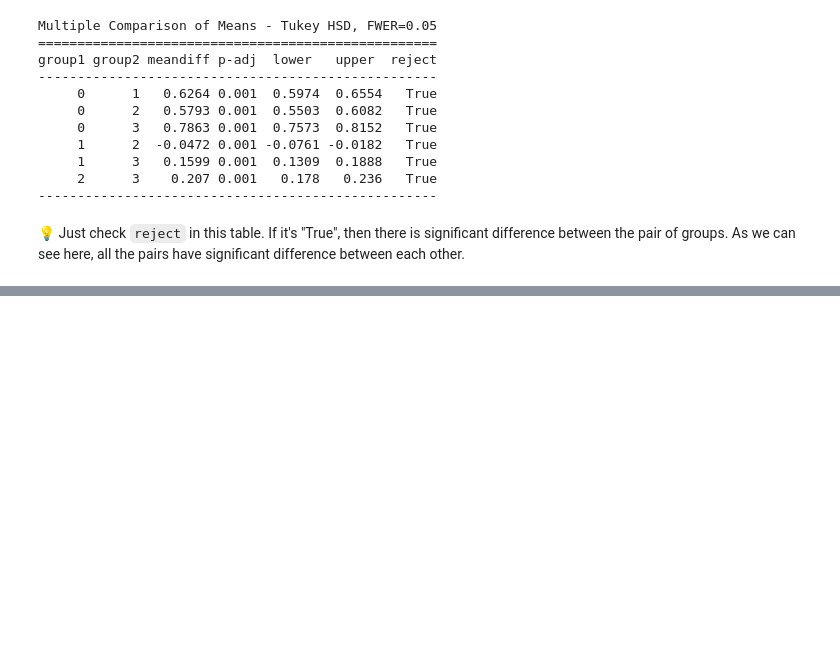
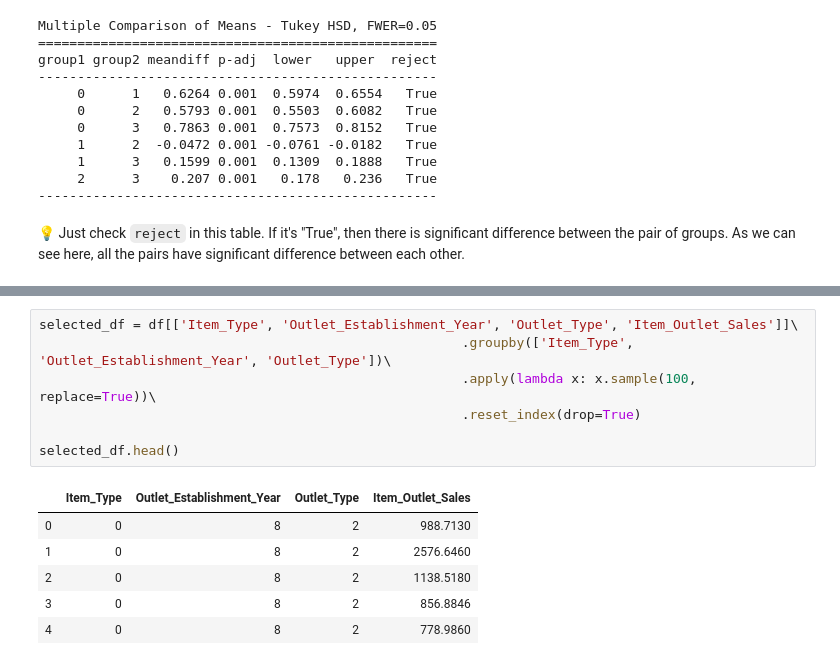
Before and after one commit to hanhanwu/Hanhan_Data_Science_Practice, a Jupyter notebook: Applied_Statistics/Learning_Notes/ANOVA_practice.ipynb, the cells around one changed output, grey strips where cells are left out. Drawn from its saved outputs; the diff is of its cells as text; blank space fills up the shorter version.

```diff
--- a/Applied_Statistics/Learning_Notes/ANOVA_practice.ipynb
+++ b/Applied_Statistics/Learning_Notes/ANOVA_practice.ipynb
@@ -257,0 +277,14 @@ group1 group2 meandiff p-adj  lower   upper  reject
+# %%
+selected_df = df[['Item_Type', 'Outlet_Establishment_Year', 'Outlet_Type', 'Item_Outlet_Sales']]\
+                                                      .groupby(['Item_Type', 'Outlet_Establishment_Year', 'Outlet_Type'])\
+                                                      .apply(lambda x: x.sample(100, replace=True))\
+                                                      .reset_index(drop=True)
+
+selected_df.head()
+# %% [output]
+|  | Item_Type | Outlet_Establishment_Year | Outlet_Type | Item_Outlet_Sales |
+| 0 | 0 | 8 | 2 | 988.7130 |
+| 1 | 0 | 8 | 2 | 2576.6460 |
+| 2 | 0 | 8 | 2 | 1138.5180 |
+| 3 | 0 | 8 | 2 | 856.8846 |
+| 4 | 0 | 8 | 2 | 778.9860 |
```
Also changed, not shown: parts of 13 cells of this notebook.
